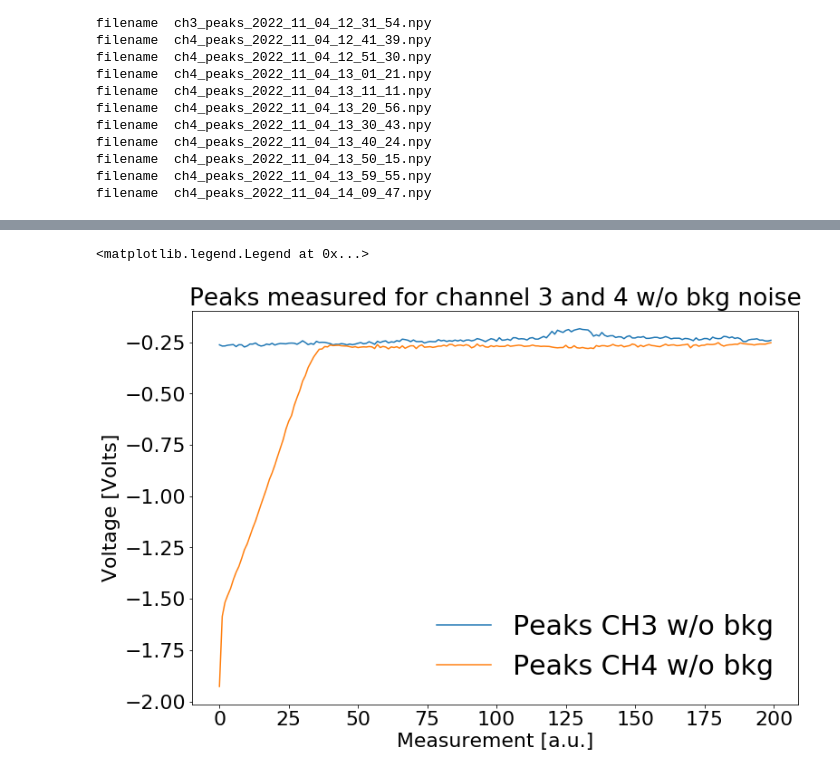
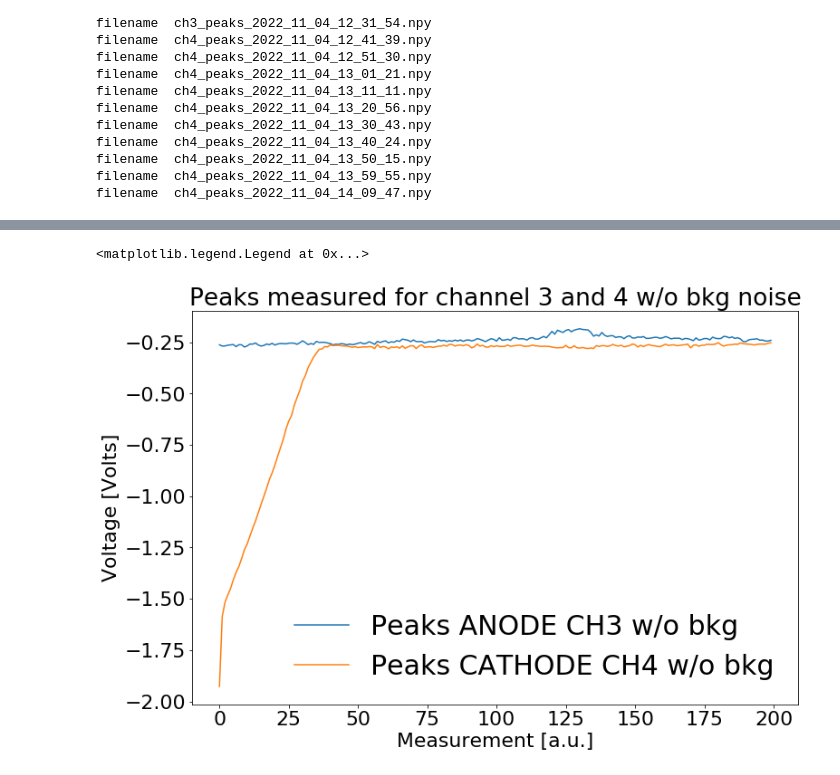
Before and after one commit to StefanoVergani/waveform_study, a Jupyter notebook: bkg_removal.ipynb, the cells around one changed output, grey strips where cells are left out. Drawn from its saved outputs; the diff is of its cells as text; code cells hidden in the pictures.

```diff
--- a/bkg_removal.ipynb
+++ b/bkg_removal.ipynb
@@ -136,11 +136,11 @@ for i in range(len(peaks_ch3)):
 # %%
 fig, ax = plt.subplots()
 ax.plot(ch3_time,new_peaks_ch3,label="Peaks ANODE CH3 w/o bkg")
-ax.plot(ch4_time,new_peaks_ch4, label="Peaks CH4 w/o bkg")
+ax.plot(ch4_time,new_peaks_ch4, label="Peaks CATHODE CH4 w/o bkg")
 ax.set_xlabel("Measurement [a.u.]")
 ax.set_ylabel("Voltage [Volts]")
 ax.set_title("Peaks measured for channel 3 and 4 w/o bkg noise")
 ax.legend(fontsize=30,loc='lower right')
 # %% [output]
 <matplotlib.legend.Legend at 0x...>
-[figure, old version]
+[figure, new version]
```
Also changed, not shown: parts of 1 cell of this notebook.
